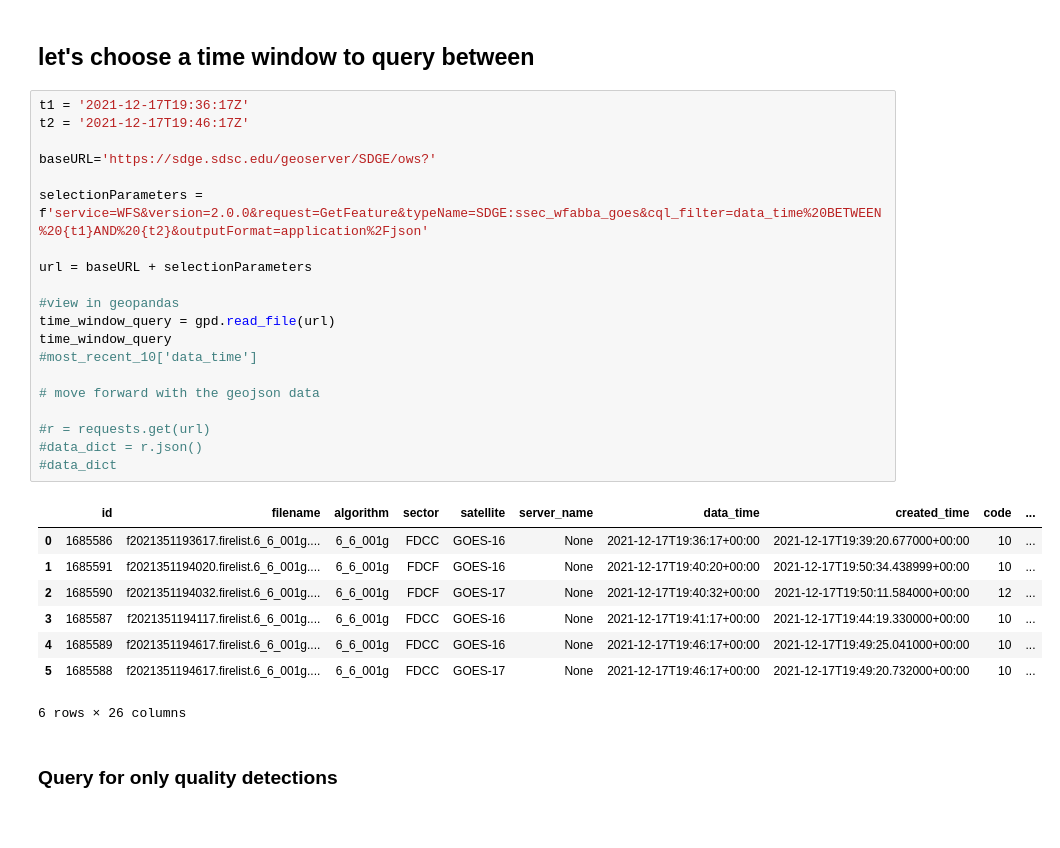
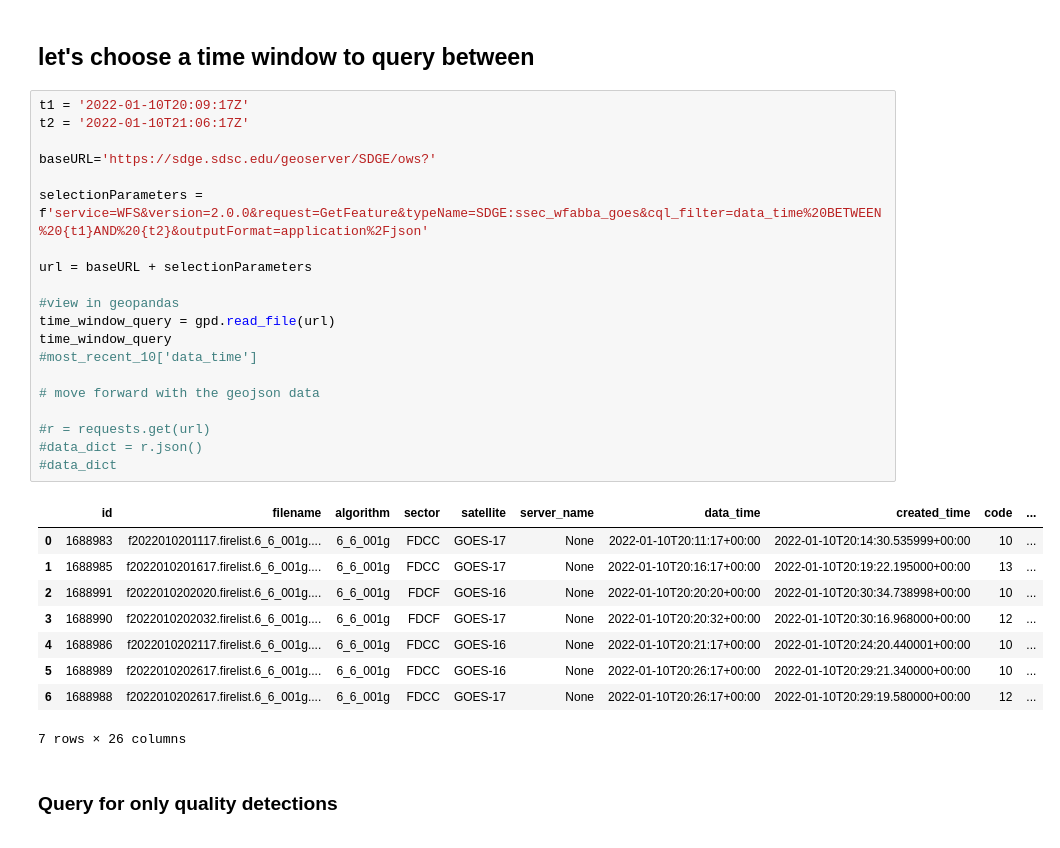
Before and after one commit to BurnPro3D/data-api-notebooks, a Jupyter notebook: access-GOES-alerts-data.ipynb, the cells around one changed output. Cells and saved outputs as stored; diff of their text form.

```diff
--- a/access-GOES-alerts-data.ipynb
+++ b/access-GOES-alerts-data.ipynb
@@ -126,34 +124,35 @@ reference: https://docs.geoserver.org/stable/en/user/tutorials/cql/cql_tutorial.
 # %% [markdown]
 ## let's choose a time window to query between
 # %%
-t1 = '2021-12-17T19:36:17Z'
-t2 = '2021-12-17T19:46:17Z'
+t1 = '2022-01-10T20:09:17Z'
+t2 = '2022-01-10T21:06:17Z'
 
 baseURL='https://sdge.sdsc.edu/geoserver/SDGE/ows?'
 
 selectionParameters = f'service=WFS&version=2.0.0&request=GetFeature&typeName=SDGE:ssec_wfabba_goes&cql_filter=data_time%20BETWEEN%20{t1}AND%20{t2}&outputFormat=application%2Fjson'
 
 url = baseURL + selectionParameters
 
 #view in geopandas
 time_window_query = gpd.read_file(url)
 time_window_query
 #most_recent_10['data_time']
 
 # move forward with the geojson data
 
 #r = requests.get(url)
 #data_dict = r.json()
 #data_dict
 # %% [output]
 |  | id | filename | algorithm | sector | satellite | server_name | data_time | created_time | code | ... |
-| 0 | 1685586 | f2021351193617.firelist.6_6_001g.... | 6_6_001g | FDCC | GOES-16 | None | 2021-12-17T19:36:17+00:00 | 2021-12-17T19:39:20.677000+00:00 | 10 | ... |
-| 1 | 1685591 | f2021351194020.firelist.6_6_001g.... | 6_6_001g | FDCF | GOES-16 | None | 2021-12-17T19:40:20+00:00 | 2021-12-17T19:50:34.438999+00:00 | 10 | ... |
-| 2 | 1685590 | f2021351194032.firelist.6_6_001g.... | 6_6_001g | FDCF | GOES-17 | None | 2021-12-17T19:40:32+00:00 | 2021-12-17T19:50:11.584000+00:00 | 12 | ... |
-| 3 | 1685587 | f2021351194117.firelist.6_6_001g.... | 6_6_001g | FDCC | GOES-16 | None | 2021-12-17T19:41:17+00:00 | 2021-12-17T19:44:19.330000+00:00 | 10 | ... |
-| 4 | 1685589 | f2021351194617.firelist.6_6_001g.... | 6_6_001g | FDCC | GOES-16 | None | 2021-12-17T19:46:17+00:00 | 2021-12-17T19:49:25.041000+00:00 | 10 | ... |
-| 5 | 1685588 | f2021351194617.firelist.6_6_001g.... | 6_6_001g | FDCC | GOES-17 | None | 2021-12-17T19:46:17+00:00 | 2021-12-17T19:49:20.732000+00:00 | 10 | ... |
+| 0 | 1688983 | f2022010201117.firelist.6_6_001g.... | 6_6_001g | FDCC | GOES-17 | None | 2022-01-10T20:11:17+00:00 | 2022-01-10T20:14:30.535999+00:00 | 10 | ... |
+| 1 | 1688985 | f2022010201617.firelist.6_6_001g.... | 6_6_001g | FDCC | GOES-17 | None | 2022-01-10T20:16:17+00:00 | 2022-01-10T20:19:22.195000+00:00 | 13 | ... |
+| 2 | 1688991 | f2022010202020.firelist.6_6_001g.... | 6_6_001g | FDCF | GOES-16 | None | 2022-01-10T20:20:20+00:00 | 2022-01-10T20:30:34.738998+00:00 | 10 | ... |
+| 3 | 1688990 | f2022010202032.firelist.6_6_001g.... | 6_6_001g | FDCF | GOES-17 | None | 2022-01-10T20:20:32+00:00 | 2022-01-10T20:30:16.968000+00:00 | 12 | ... |
+| 4 | 1688986 | f2022010202117.firelist.6_6_001g.... | 6_6_001g | FDCC | GOES-16 | None | 2022-01-10T20:21:17+00:00 | 2022-01-10T20:24:20.440001+00:00 | 10 | ... |
+| 5 | 1688989 | f2022010202617.firelist.6_6_001g.... | 6_6_001g | FDCC | GOES-16 | None | 2022-01-10T20:26:17+00:00 | 2022-01-10T20:29:21.340000+00:00 | 10 | ... |
+| 6 | 1688988 | f2022010202617.firelist.6_6_001g.... | 6_6_001g | FDCC | GOES-17 | None | 2022-01-10T20:26:17+00:00 | 2022-01-10T20:29:19.580000+00:00 | 12 | ... |
-6 rows × 26 columns
+7 rows × 26 columns
 # %% [markdown]
 <a id='detections'><h3>Query for only quality detections</h3></a>
 # %% [markdown]
```
Also changed, not shown: parts of 15 cells of this notebook.
